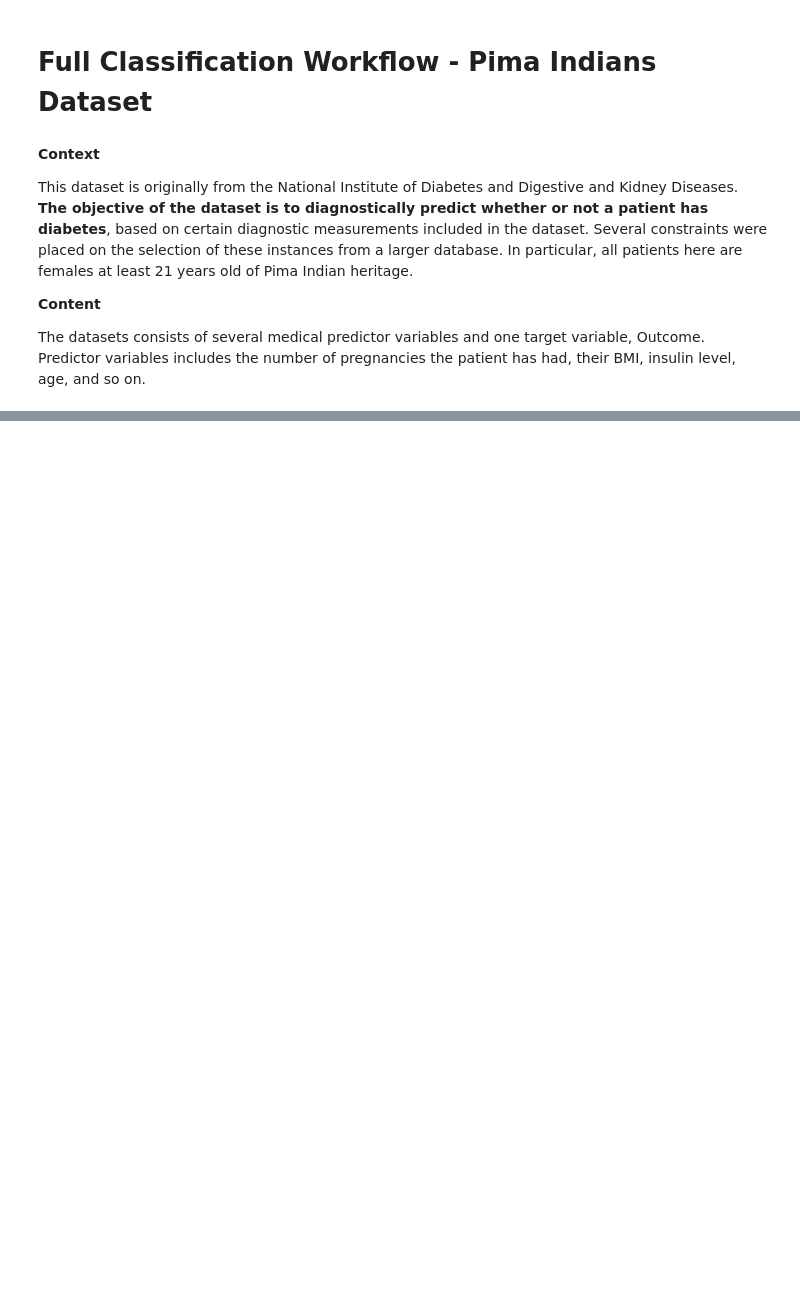
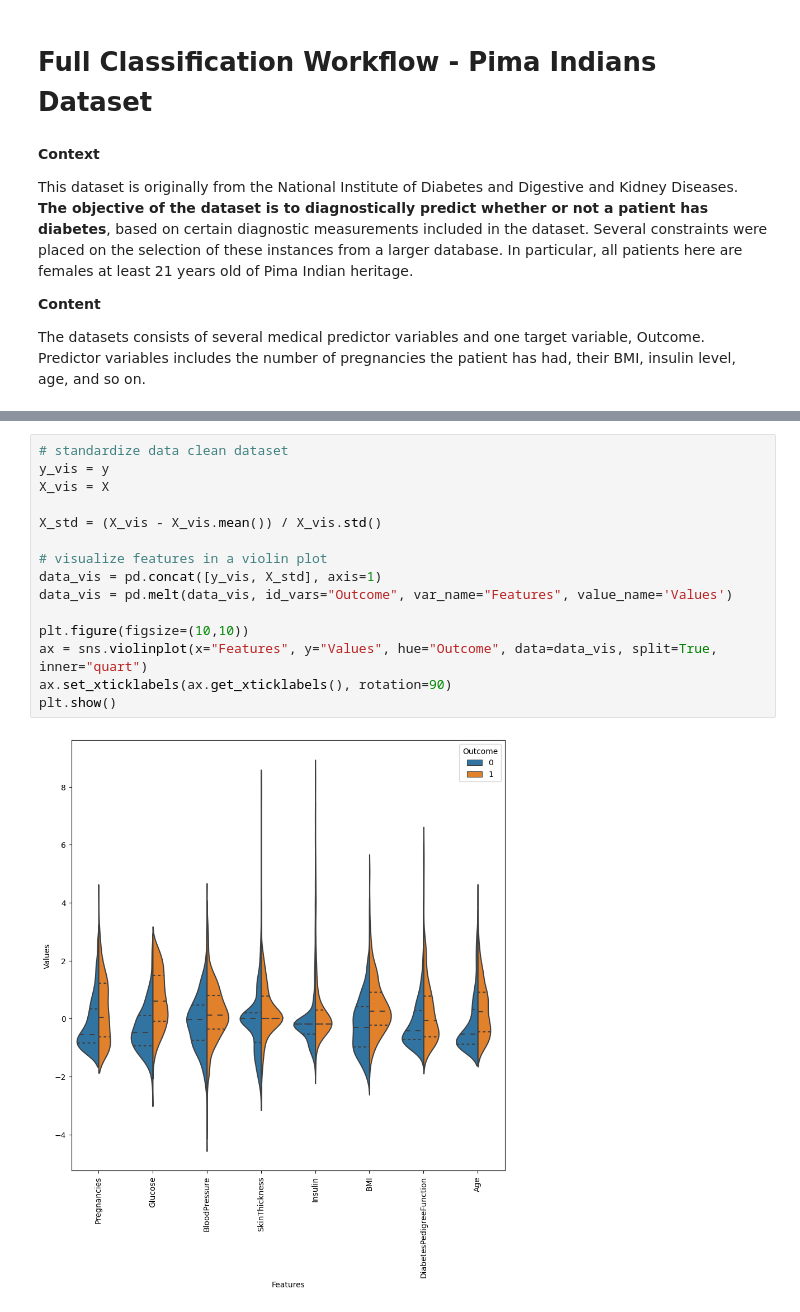
Before and after one commit to mohikhsan/learnml, a Jupyter notebook: classification/diabetes_comp.ipynb, the cells around one changed output, grey strips where cells are left out. Saved outputs shown, nothing was run; the diff lists cells and outputs as text; blank space fills up the shorter version.

```diff
--- a/classification/diabetes_comp.ipynb
+++ b/classification/diabetes_comp.ipynb
@@ -30,0 +184,17 @@ dataset.head()
+# %%
+# standardize data clean dataset
+y_vis = y
+X_vis = X
+
+X_std = (X_vis - X_vis.mean()) / X_vis.std()
+
+# visualize features in a violin plot
+data_vis = pd.concat([y_vis, X_std], axis=1)
+data_vis = pd.melt(data_vis, id_vars="Outcome", var_name="Features", value_name='Values')
+
+plt.figure(figsize=(10,10))
+ax = sns.violinplot(x="Features", y="Values", hue="Outcome", data=data_vis, split=True, inner="quart")
+ax.set_xticklabels(ax.get_xticklabels(), rotation=90)
+plt.show()
+# %% [output]
+[figure, added]
```
Also changed, not shown: parts of 30 cells of this notebook.
